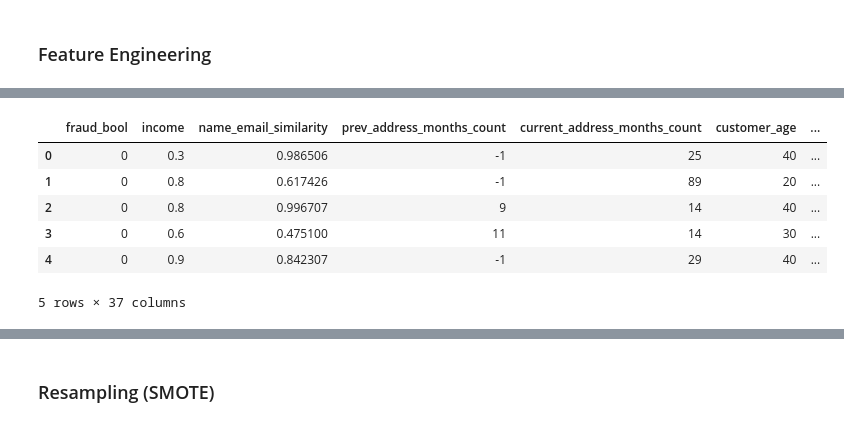
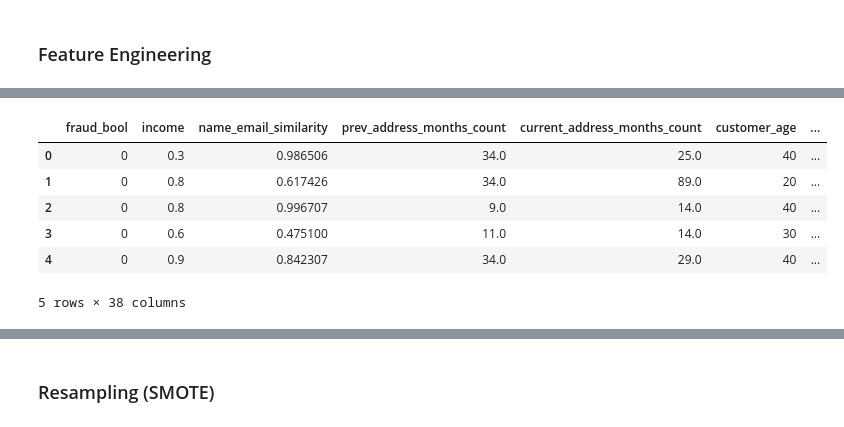
Before and after one commit to bernisschow/DSA4263-Business-and-Commerce-Fraud-Detection, a Jupyter notebook: notebooks/data_cleaning_and_eda.ipynb, the cells around one changed output, grey strips where cells are left out. Saved outputs shown, nothing was run; the diff lists cells and outputs as text; code cells hidden in the pictures.

```diff
--- a/notebooks/data_cleaning_and_eda.ipynb
+++ b/notebooks/data_cleaning_and_eda.ipynb
@@ -6,7 +7,7 @@ import seaborn as sns
 from sklearn.preprocessing import StandardScaler
 from imblearn.over_sampling import SMOTENC
 # %%
-file_path = r"/Users/P1366370/Downloads/Base.csv"
+file_path = r"/Users/Berniss/Downloads/data/raw/Base.csv"
 df = pd.read_csv(file_path)
 # %% [markdown]
 ### Data Cleaning
@@ -112,3 +113,31 @@ Column: month, Unique values: 8
 - **device_fraud_count (numeric)**: Number of fraudulent applications with the used device. Ranges between [0, 1].
 - **month (numeric)**: Month when the application was made. Ranges between [0, 7].
 - **fraud_bool (binary)**: If the application is fraudulent or not.
+# %%
+### Handle missing values
+
+# 1. Create missing flags for address features
+df['prev_address_missing'] = (df['prev_address_months_count'] == -1).astype(int)
+df['current_address_missing'] = (df['current_address_months_count'] == -1).astype(int)
+
+# 2. Replace -1 in address features with median
+df['prev_address_months_count'] = df['prev_address_months_count'].replace(-1, np.nan)
+df['prev_address_months_count'] = df['prev_address_months_count'].fillna(df['prev_address_months_count'].median())
+
+df['current_address_months_count'] = df['current_address_months_count'].replace(-1, np.nan)
+df['current_address_months_count'] = df['current_address_months_count'].fillna(df['current_address_months_count'].median())
+
+# 3. Replace < 0 in intended_balcon_amount with median
+df['intended_balcon_amount'] = df['intended_balcon_amount'].apply(lambda x: np.nan if x < 0 else x)
+df['intended_balcon_amount'] = df['intended_balcon_amount'].fillna(df['intended_balcon_amount'].median())
+
+# 4. Replace -1 in bank_months_count with median
+df['bank_months_count'] = df['bank_months_count'].replace(-1, np.nan)
+df['bank_months_count'] = df['bank_months_count'].fillna(df['bank_months_count'].median())
+
+# 5. Replace -1 in session_length_in_minutes with median
+df['session_length_in_minutes'] = df['session_length_in_minutes'].replace(-1, np.nan)
+df['session_length_in_minutes'] = df['session_length_in_minutes'].fillna(df['session_length_in_minutes'].median())
+
+# 6. Replace -1 in device_distinct_emails with 0
+df['device_distinct_emails_8w'] = df['device_distinct_emails_8w'].replace(-1, 0)
@@ -204,33 +289,30 @@ plt.show()
 # %%
 # 1. Velocity Ratio (example: velocity_6h / velocity_24h)
 df['velocity_ratio'] = df['velocity_6h'] / df['velocity_24h']
 
 # 2. Total Address Months (sum of previous and current address months)
 df['total_address_months'] = df['prev_address_months_count'] + df['current_address_months_count']
 
-# 3. Device Risk Score (example: device_fraud_count * device_distinct_emails_8w)
-df['device_risk_score'] = df['device_fraud_count'] * df['device_distinct_emails_8w']
-
-# 4. Income Bin (categorizing income into bins)
-bins = [0, 30000, 70000, 150000, float('inf')]  # Define bins for income
+# 3. Income Bin (categorizing income into bins)
+bins = [0, 0.3, 0.6, 0.8, 1.0]  # Define bins for income
 labels = ['Low', 'Medium', 'High', 'Very High']
 df['income_bin'] = pd.cut(df['income'], bins=bins, labels=labels, right=False)
 
-# 5. Credit Risk Category (categorizing credit risk score into bins)
+# 4. Credit Risk Category (categorizing credit risk score into bins)
 df['credit_risk_category'] = pd.cut(
     df['credit_risk_score'],
-    bins=[0, 300, 600, 850],
+    bins = [-float('inf'), 83, 178, float('inf')],
     labels=['Low', 'Medium', 'High'],
     right=False
 )
 
 # View the first few rows of the dataframe to check the new features
 df.head()
 # %% [output]
 |  | fraud_bool | income | name_email_similarity | prev_address_months_count | current_address_months_count | customer_age | ... |
-| 0 | 0 | 0.3 | 0.986506 | -1 | 25 | 40 | ... |
-| 1 | 0 | 0.8 | 0.617426 | -1 | 89 | 20 | ... |
-| 2 | 0 | 0.8 | 0.996707 | 9 | 14 | 40 | ... |
-| 3 | 0 | 0.6 | 0.475100 | 11 | 14 | 30 | ... |
-| 4 | 0 | 0.9 | 0.842307 | -1 | 29 | 40 | ... |
+| 0 | 0 | 0.3 | 0.986506 | 34.0 | 25.0 | 40 | ... |
+| 1 | 0 | 0.8 | 0.617426 | 34.0 | 89.0 | 20 | ... |
+| 2 | 0 | 0.8 | 0.996707 | 9.0 | 14.0 | 40 | ... |
+| 3 | 0 | 0.6 | 0.475100 | 11.0 | 14.0 | 30 | ... |
+| 4 | 0 | 0.9 | 0.842307 | 34.0 | 29.0 | 40 | ... |
-5 rows × 37 columns
+5 rows × 38 columns
```
Also changed, not shown: parts of 19 cells of this notebook, 1 other file.
